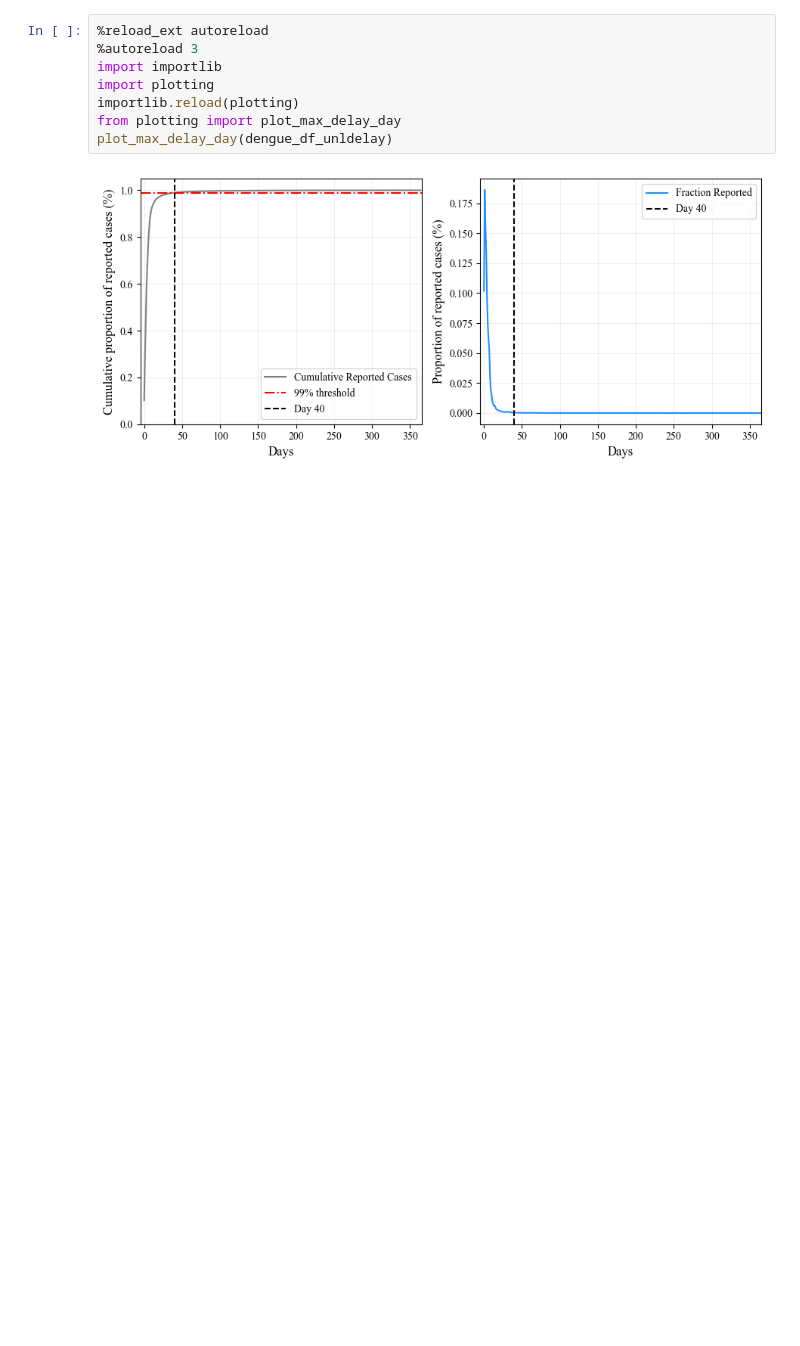
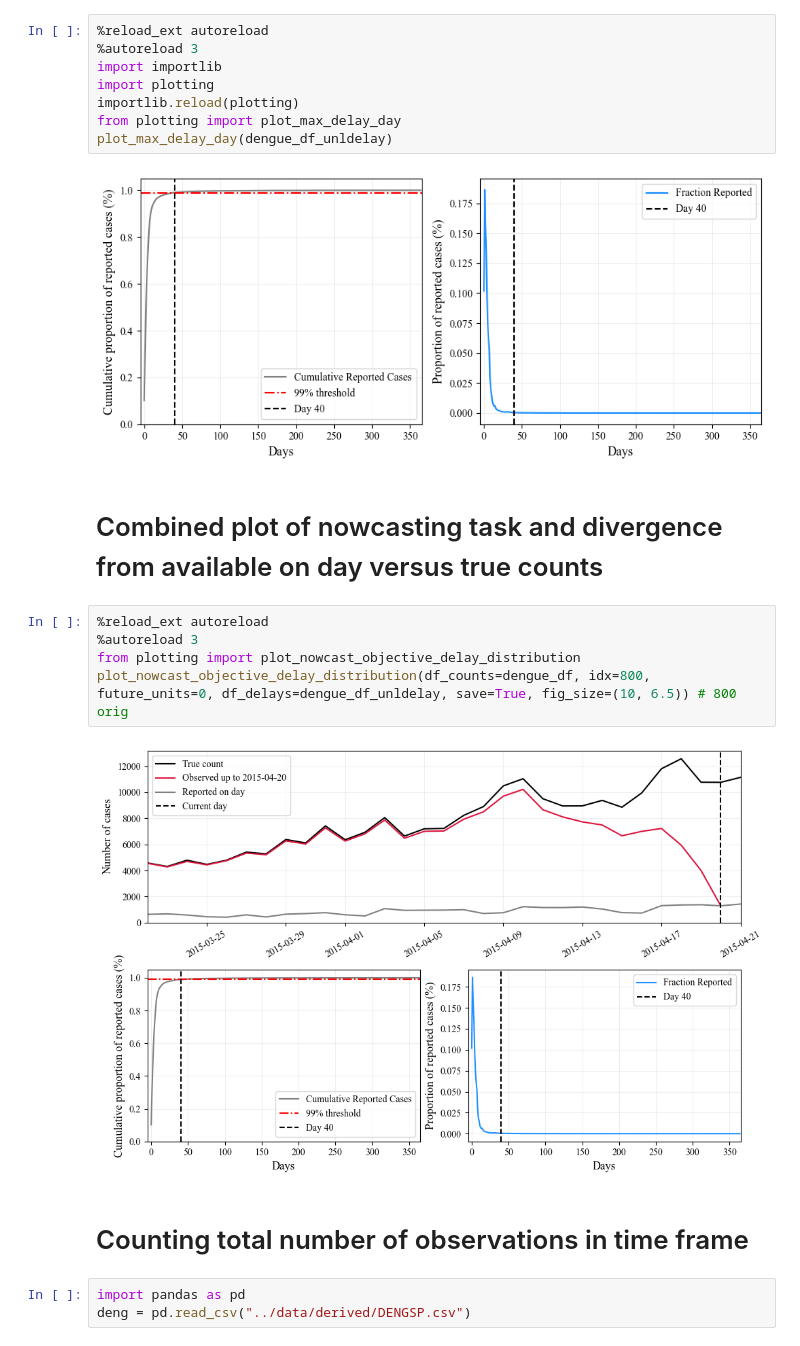
Before and after one commit to silaskoemen/NowcastPNN, a Jupyter notebook: src/exploratory_plots.ipynb, the cells around one changed output. Cells and saved outputs as stored; diff of their text form; blank space fills up the shorter version.

```diff
--- a/src/exploratory_plots.ipynb
+++ b/src/exploratory_plots.ipynb
@@ -44,3 +46,17 @@ from plotting import plot_max_delay_day
 plot_max_delay_day(dengue_df_unldelay)
 # %% [output]
 [figure]
+# %% [markdown]
+# Combined plot of nowcasting task and divergence from available on day versus true counts
+# %%
+%reload_ext autoreload
+%autoreload 3
+from plotting import plot_nowcast_objective_delay_distribution
+plot_nowcast_objective_delay_distribution(df_counts=dengue_df, idx=800, future_units=0, df_delays=dengue_df_unldelay, save=True, fig_size=(10, 6.5)) # 800 orig
+# %% [output]
+[figure, added]
+# %% [markdown]
+# Counting total number of observations in time frame
+# %%
+import pandas as pd
+deng = pd.read_csv("../data/derived/DENGSP.csv")
```
Also changed, not shown: parts of 2 cells of this notebook, 8 other files.
